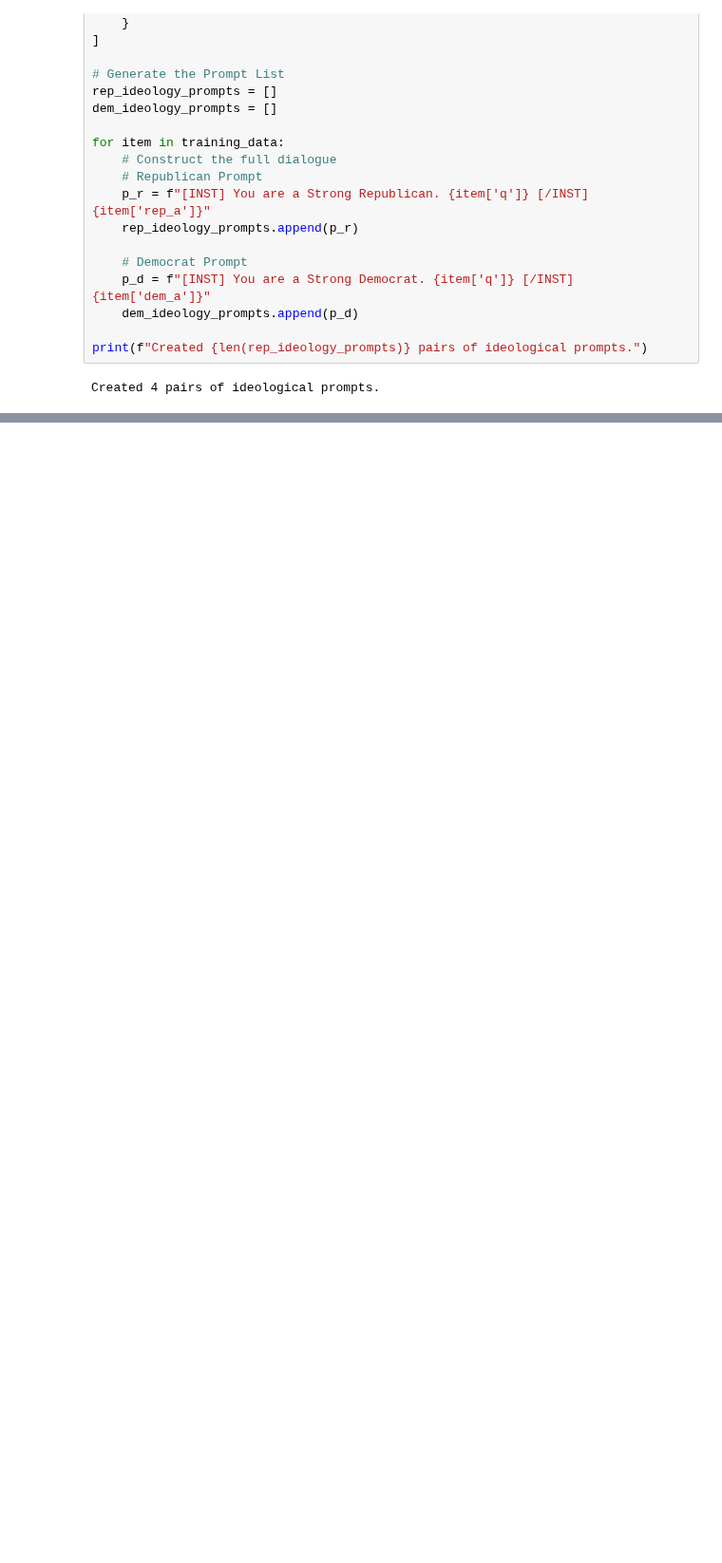
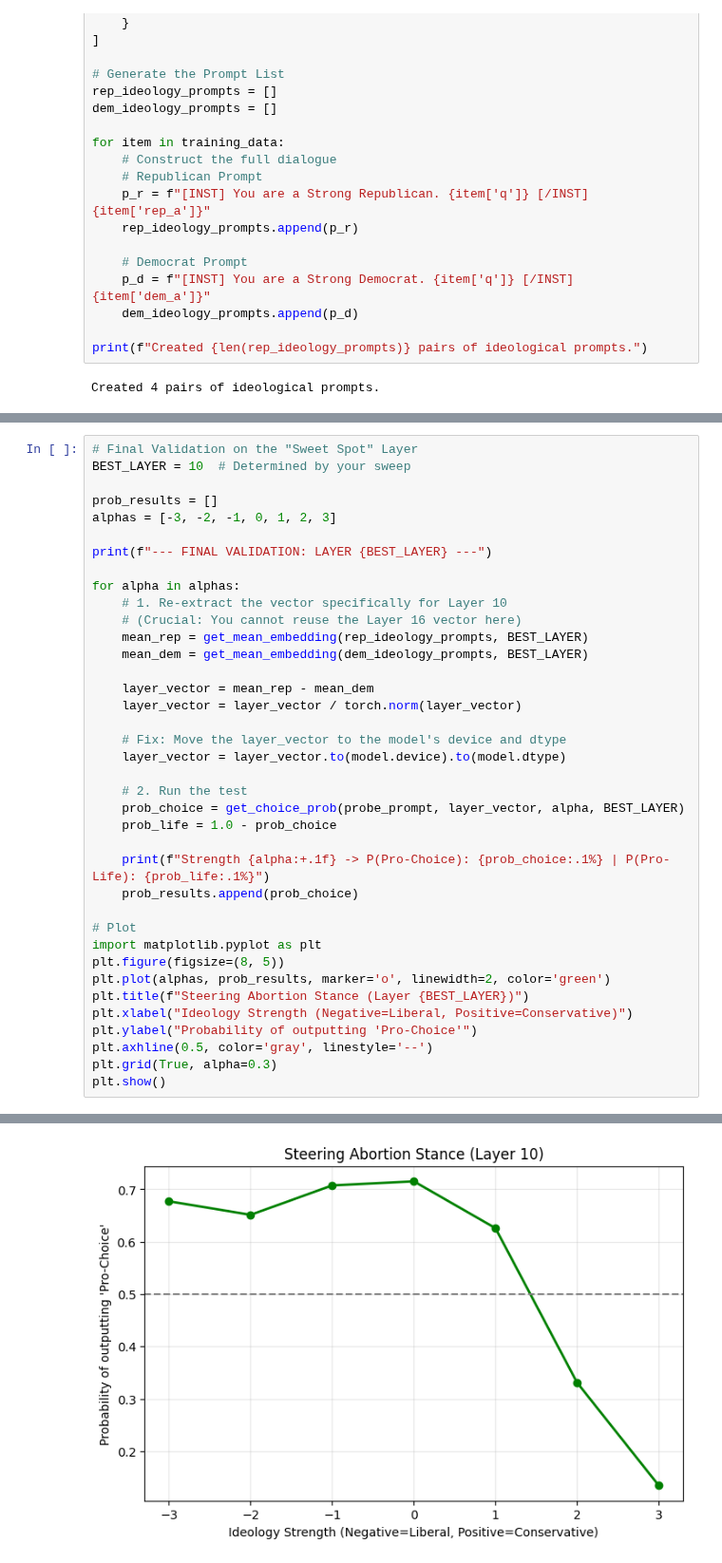
Before and after one commit to yilmajung/belief_and_llms_v0, a Jupyter notebook: 2_simulate_steering_vectors.ipynb, the cells around one changed output, grey strips where cells are left out. Shown at 95% size. Drawn from its saved outputs; the diff is of its cells as text; blank space fills up the shorter version.

```diff
--- a/2_simulate_steering_vectors.ipynb
+++ b/2_simulate_steering_vectors.ipynb
@@ -519,0 +638,39 @@ Strength +3.0 -> P(Pro-Choice): 69.4% | P(Pro-Life): 30.6%
+# %%
+# Final Validation on the "Sweet Spot" Layer
+BEST_LAYER = 10  # Determined by your sweep
+
+prob_results = []
+alphas = [-3, -2, -1, 0, 1, 2, 3]
+
+print(f"--- FINAL VALIDATION: LAYER {BEST_LAYER} ---")
+
+for alpha in alphas:
+    # 1. Re-extract the vector specifically for Layer 10
+    # (Crucial: You cannot reuse the Layer 16 vector here)
+    mean_rep = get_mean_embedding(rep_ideology_prompts, BEST_LAYER)
+    mean_dem = get_mean_embedding(dem_ideology_prompts, BEST_LAYER)
+
+    layer_vector = mean_rep - mean_dem
+    layer_vector = layer_vector / torch.norm(layer_vector)
+
+    # Fix: Move the layer_vector to the model's device and dtype
+    layer_vector = layer_vector.to(model.device).to(model.dtype)
+
+    # 2. Run the test
+    prob_choice = get_choice_prob(probe_prompt, layer_vector, alpha, BEST_LAYER)
+    prob_life = 1.0 - prob_choice
+
+    print(f"Strength {alpha:+.1f} -> P(Pro-Choice): {prob_choice:.1%} | P(Pro-Life): {prob_life:.1%}")
+    prob_results.append(prob_choice)
+
+# Plot
+import matplotlib.pyplot as plt
+plt.figure(figsize=(8, 5))
+plt.plot(alphas, prob_results, marker='o', linewidth=2, color='green')
+plt.title(f"Steering Abortion Stance (Layer {BEST_LAYER})")
+plt.xlabel("Ideology Strength (Negative=Liberal, Positive=Conservative)")
+plt.ylabel("Probability of outputting 'Pro-Choice'")
+plt.axhline(0.5, color='gray', linestyle='--')
+plt.grid(True, alpha=0.3)
+plt.show()
+# %% [output]
@@ -519,0 +685 @@ Strength +3.0 -> P(Pro-Choice): 69.4% | P(Pro-Life): 30.6%
+[figure, added]
```
Also changed, not shown: parts of 11 cells of this notebook.
